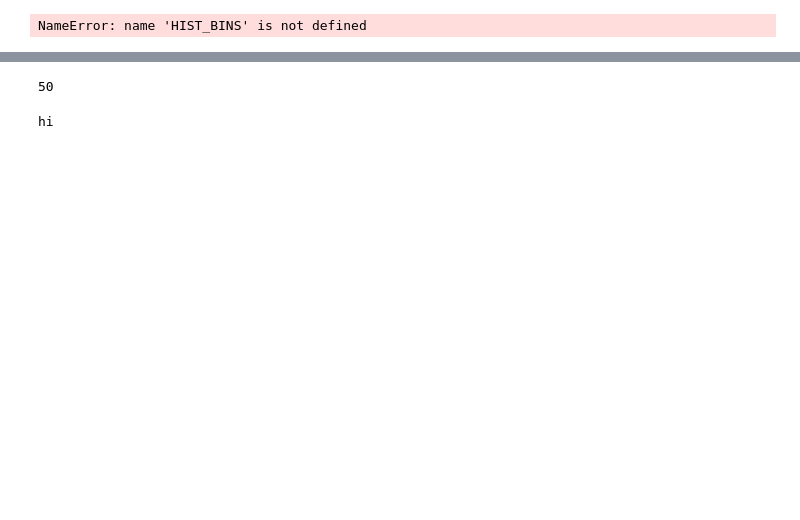
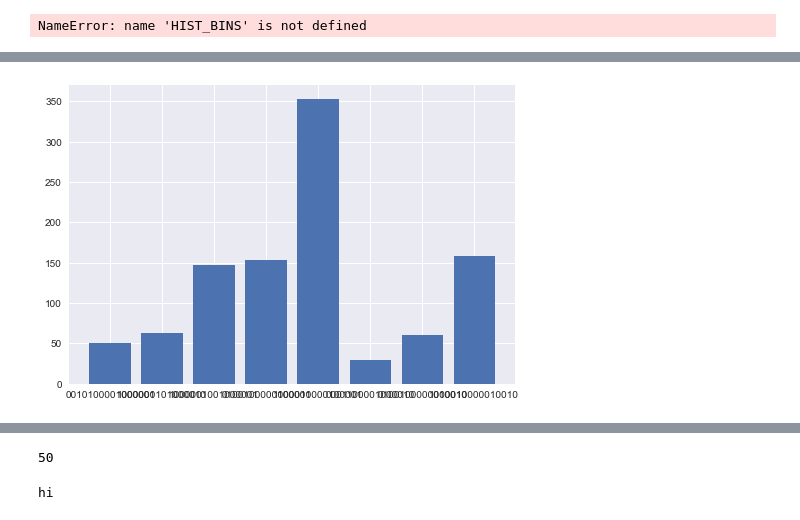
Before and after one commit to simondobers/quantum_alternating_operator, a Jupyter notebook: TSP.ipynb, the cells around one changed output, grey strips where cells are left out. Cells and saved outputs as stored; diff of their text form; code cells hidden in the pictures; blank space fills up the shorter version.

```diff
--- a/TSP.ipynb
+++ b/TSP.ipynb
@@ -190,2 +206,6 @@ NameError: name 'HIST_BINS' is not defined
+# %%
+plt.bar(first.keys(),first.values()).patches[0].set_height(50)
+# %% [output]
+[figure, added]
 # %%
 fig,ax = plt.subplots()
```
Also changed, not shown: parts of 22 cells of this notebook, 4 other files.
